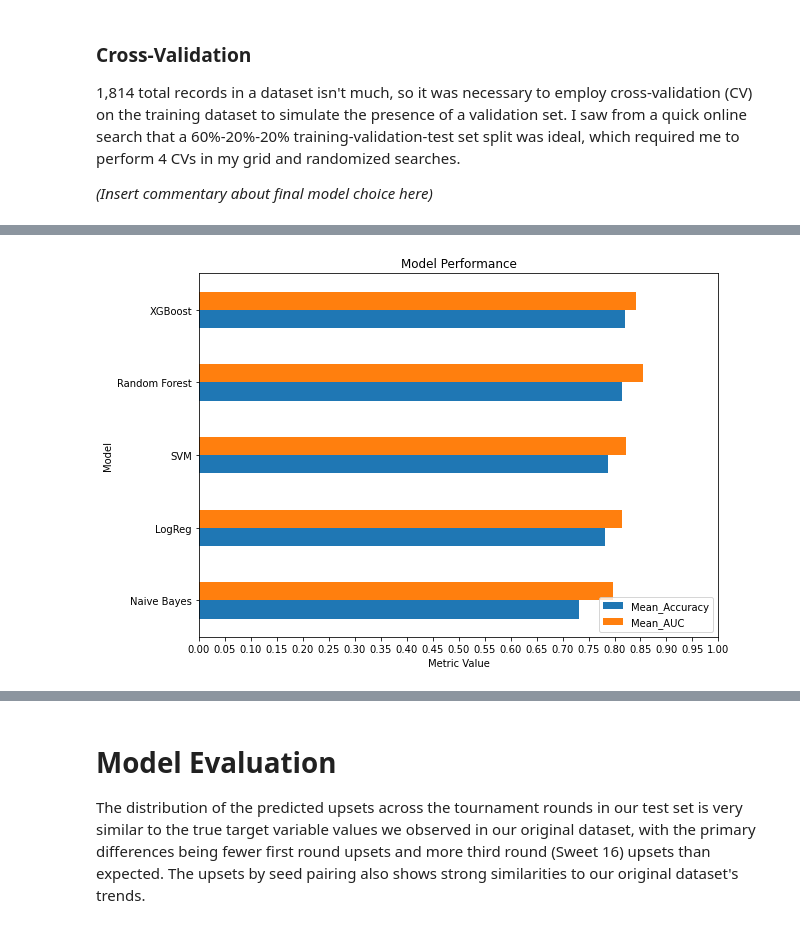
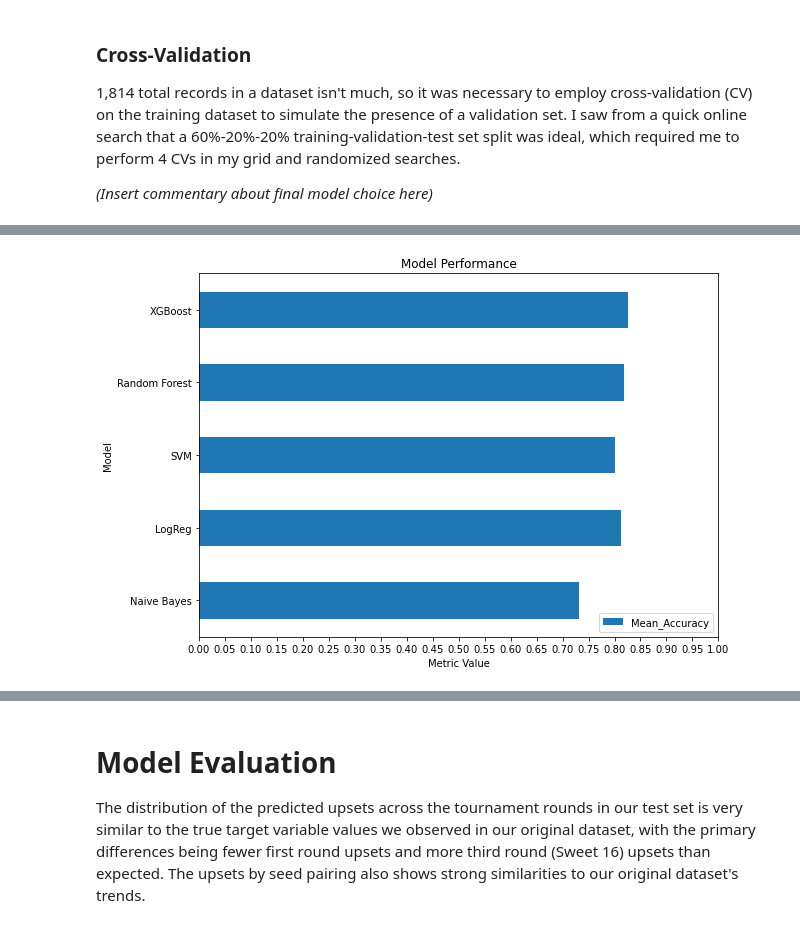
Before and after one commit to matthew-agard/March-Madness-Predictions, a Jupyter notebook: 2022-beta/2022_March_Madness_Predictions.ipynb, the cells around one changed output, grey strips where cells are left out. Drawn from its saved outputs; the diff is of its cells as text; code cells hidden in the pictures.

Commit message:
Use max over mean values for model evaluation; Remove AUC metric

```diff
--- a/2022-beta/2022_March_Madness_Predictions.ipynb
+++ b/2022-beta/2022_March_Madness_Predictions.ipynb
@@ -567,10 +567,10 @@ Wall time: 4min 47s
 # %%
-# Plot the performance of each model against the Accuracy & AUC metrics
-model_performance[['Mean_Accuracy', 'Mean_AUC']].plot(figsize=(9, 6), kind='barh', xticks=np.arange(0, 1.01, 0.05))
+# Plot the performance of each model against the Accuracy metric
+model_performance['Mean_Accuracy'].plot(figsize=(9, 6), kind='barh', xticks=np.arange(0, 1.01, 0.05))
 
 format_plot(title='Model Performance', xlabel='Metric Value', ylabel='Model')
 # %% [output]
-[figure, old version]
+[figure, new version]
 # %%
 # Identify best model to use
 best_model = cv_models['Random Forest'][-1].best_estimator_
```
Also changed, not shown: parts of 12 cells of this notebook, 1 other file.
